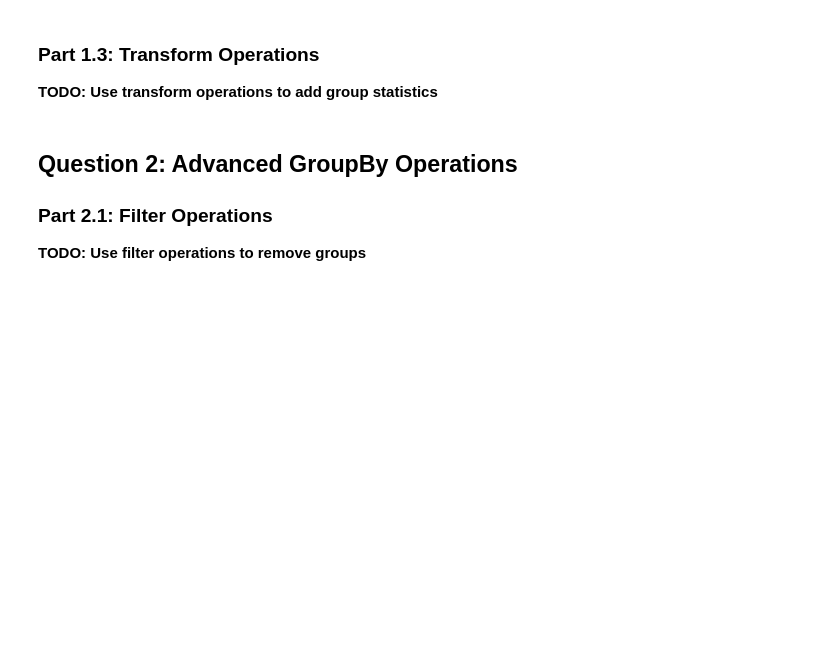
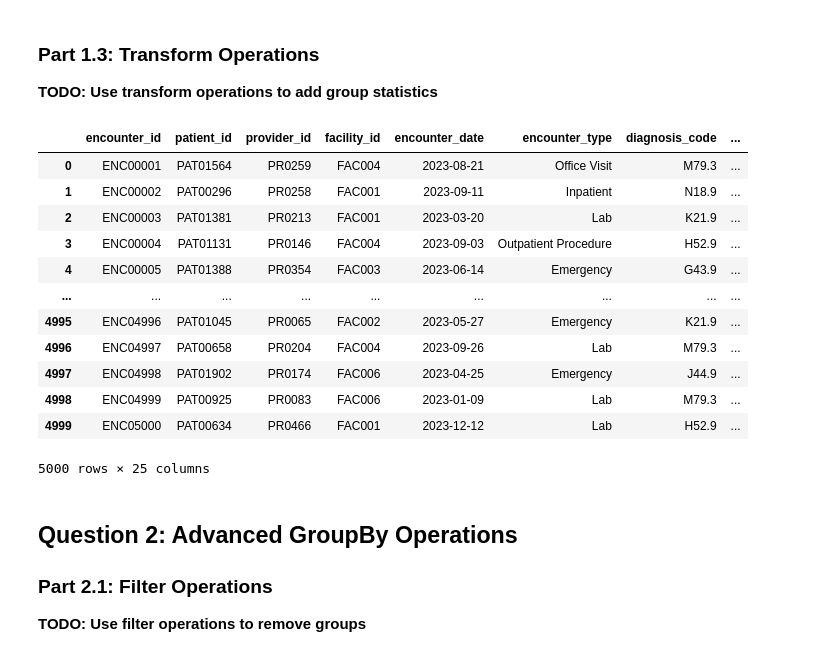
Before and after one commit to UCSF-DataSci/ds217-08-group-filter-and-flow-echang14, a Jupyter notebook: assignment.ipynb, the cells around one changed output. Cells and saved outputs as stored; diff of their text form; code cells hidden in the pictures; blank space fills up the shorter version.

```diff
--- a/assignment.ipynb
+++ b/assignment.ipynb
@@ -25,9 +25,9 @@ os.makedirs('output', exist_ok=True)
 **TODO: Load and merge the datasets**
 # %%
 # TODO: Load the three CSV files into dataframes
-provider_df = pd.read_csv("provider_data.csv")
-facility_df = pd.read_csv("facitiy_data.csv")
-encounter_df = pd.read_csv("encounter_data.csv")
+provider_df = pd.read_csv("data/provider_data.csv")
+facility_df = pd.read_csv("data/facility_data.csv")
+encounter_df = pd.read_csv("data/encounter_data.csv")
 
 # TODO: Print the shapes of each dataframe
 print("Provider data shape:", provider_df.shape)
@@ -41,8 +41,12 @@ print("Encounter data shape:", encounter_df.shape)
 #       After merging, you may need to handle duplicate column names (pandas will add suffixes like _x and _y)
 #       You can drop one of the duplicate columns and rename if needed
 
-merged_df = pd.merge(provider_df, encounter_df, on = "provider_id", how = "left")
-merged_df = pd.merge(merged_df, facility_df, on = "facility_id", how = "left")
+encounter_provider_merge = pd.merge(encounter_df, provider_df, on = "provider_id", how = "left")
+encounter_provider_merge = encounter_provider_merge.drop(columns = ["facility_id_y"])
+encounter_provider_merge = encounter_provider_merge.rename(columns = {"facility_id_x": "facility_id"})
+merged_df = pd.merge(encounter_provider_merge, facility_df, on = "facility_id", how = "left")
+merged_df = merged_df.drop(columns = ["region_y"])
+merged_df = merged_df.rename(columns = {"region_x": "region"})
 
 # TODO: Print the merged dataframe shape, columns, and first few rows
 print("\nMerged data shape:", merged_df.shape)
@@ -69,11 +125,36 @@ print("\nFirst few rows:", merged_df.head(5))
 # %%
 # TODO: Add facility mean years_experience as new column
 # TODO: Add facility standard deviation of years_experience
 # TODO: Create normalized years_experience (z-score within facility)
 # TODO: Add facility total encounter charges as new column
 
 # TODO: Display the enhanced dataframe
 # TODO: Save results as 'output/q1_aggregation_report.txt'
+
+enhanced_df = merged_df.copy()
+enhanced_df["mean years_experience"] = enhanced_df.groupby("facility_name")["years_experience"].transform("mean")
+enhanced_df["std years_experience"] = enhanced_df.groupby("facility_name")["years_experience"].transform("std")
+enhanced_df["normalized years_experience"] = enhanced_df.groupby("facility_name")["years_experience"].transform(lambda x: (x - x.mean()) / x.std())
+enhanced_df["total encounter charges"] = enhanced_df.groupby("facility_name")["service_charge"].transform("sum")
+
+display(enhanced_df)
+
+with open("output/q1_aggregation_report.txt", "w") as file:
+    file.write(enhanced_df.to_string(index = False))
+# %% [output]
+|  | encounter_id | patient_id | provider_id | facility_id | encounter_date | encounter_type | diagnosis_code | ... |
+| 0 | ENC00001 | PAT01564 | PR0259 | FAC004 | 2023-08-21 | Office Visit | M79.3 | ... |
+| 1 | ENC00002 | PAT00296 | PR0258 | FAC001 | 2023-09-11 | Inpatient | N18.9 | ... |
+| 2 | ENC00003 | PAT01381 | PR0213 | FAC001 | 2023-03-20 | Lab | K21.9 | ... |
+| 3 | ENC00004 | PAT01131 | PR0146 | FAC004 | 2023-09-03 | Outpatient Procedure | H52.9 | ... |
+| 4 | ENC00005 | PAT01388 | PR0354 | FAC003 | 2023-06-14 | Emergency | G43.9 | ... |
+| ... | ... | ... | ... | ... | ... | ... | ... | ... |
+| 4995 | ENC04996 | PAT01045 | PR0065 | FAC002 | 2023-05-27 | Emergency | K21.9 | ... |
+| 4996 | ENC04997 | PAT00658 | PR0204 | FAC004 | 2023-09-26 | Lab | M79.3 | ... |
+| 4997 | ENC04998 | PAT01902 | PR0174 | FAC006 | 2023-04-25 | Emergency | J44.9 | ... |
+| 4998 | ENC04999 | PAT00925 | PR0083 | FAC006 | 2023-01-09 | Lab | M79.3 | ... |
+| 4999 | ENC05000 | PAT00634 | PR0466 | FAC001 | 2023-12-12 | Lab | H52.9 | ... |
+5000 rows × 25 columns
 # %% [markdown]
 ## Question 2: Advanced GroupBy Operations
 
```
Also changed, not shown: parts of 6 cells of this notebook.
